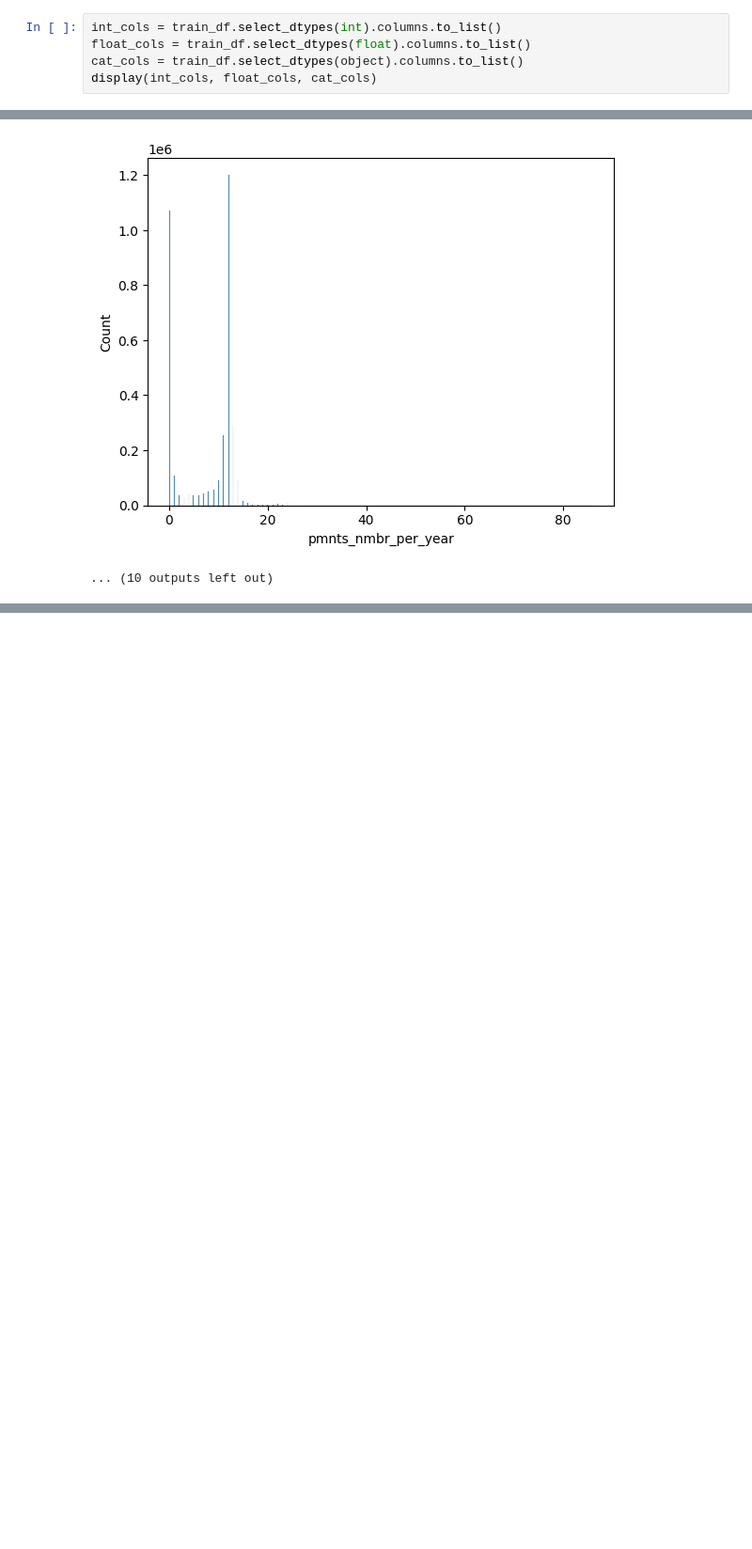
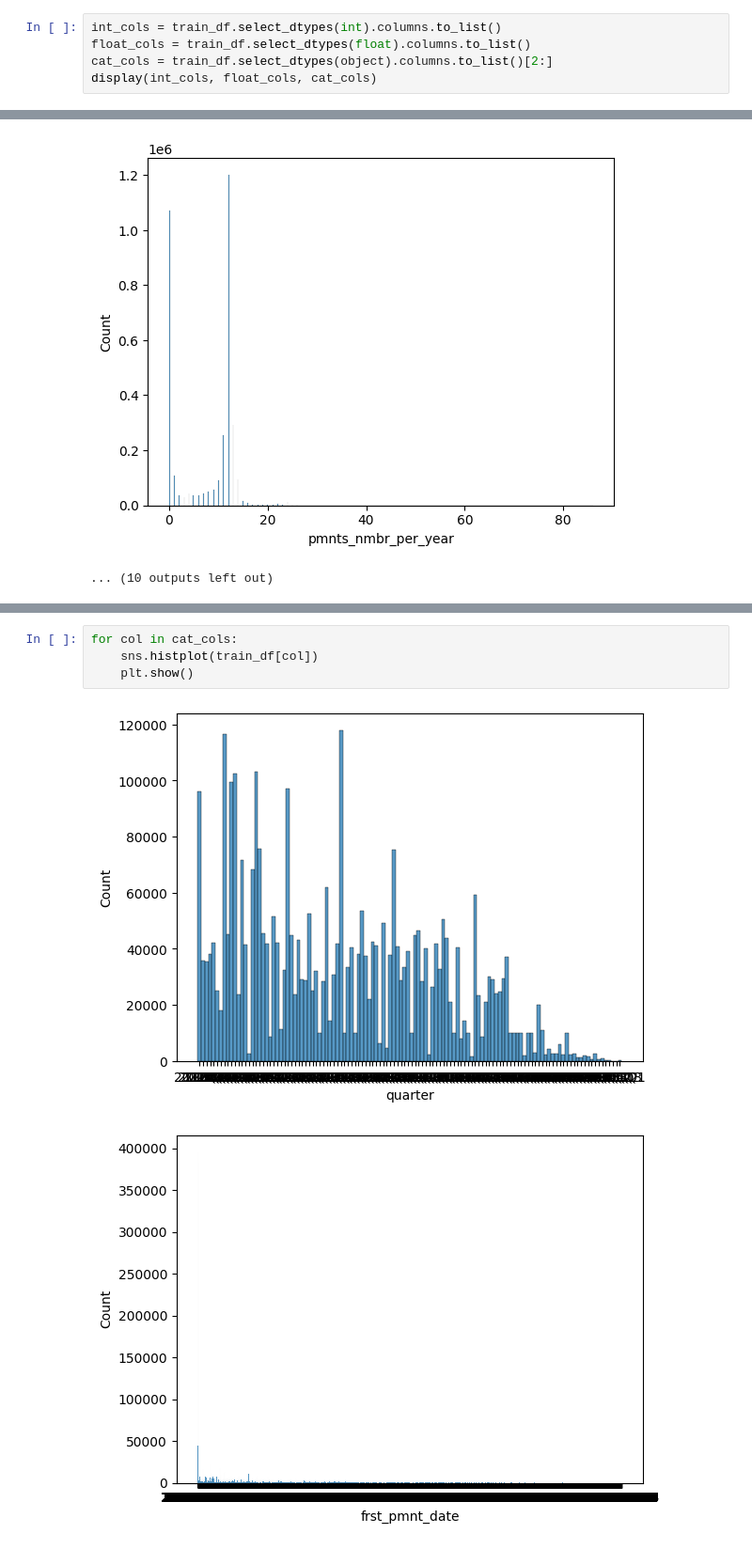
Before and after one commit to zibestr/AI-Hackathon-SFD, a Jupyter notebook: main.ipynb, the cells around one changed output, grey strips where cells are left out. Shown at 94% size. Cells and saved outputs as stored; diff of their text form; blank space fills up the shorter version.

```diff
--- a/main.ipynb
+++ b/main.ipynb
@@ -279,7 +279,7 @@ import seaborn as sns
 # %%
 int_cols = train_df.select_dtypes(int).columns.to_list()
 float_cols = train_df.select_dtypes(float).columns.to_list()
-cat_cols = train_df.select_dtypes(object).columns.to_list()
+cat_cols = train_df.select_dtypes(object).columns.to_list()[2:]
 display(int_cols, float_cols, cat_cols)
 # %% [output]
 ['slctn_nmbr',
@@ -333,0 +352,7 @@ for col in int_cols:
+# %%
+for col in cat_cols:
+    sns.histplot(train_df[col])
+    plt.show()
+# %% [output]
+[figure, added]
+[figure, added]
```
Also changed, not shown: parts of 3 cells of this notebook.
